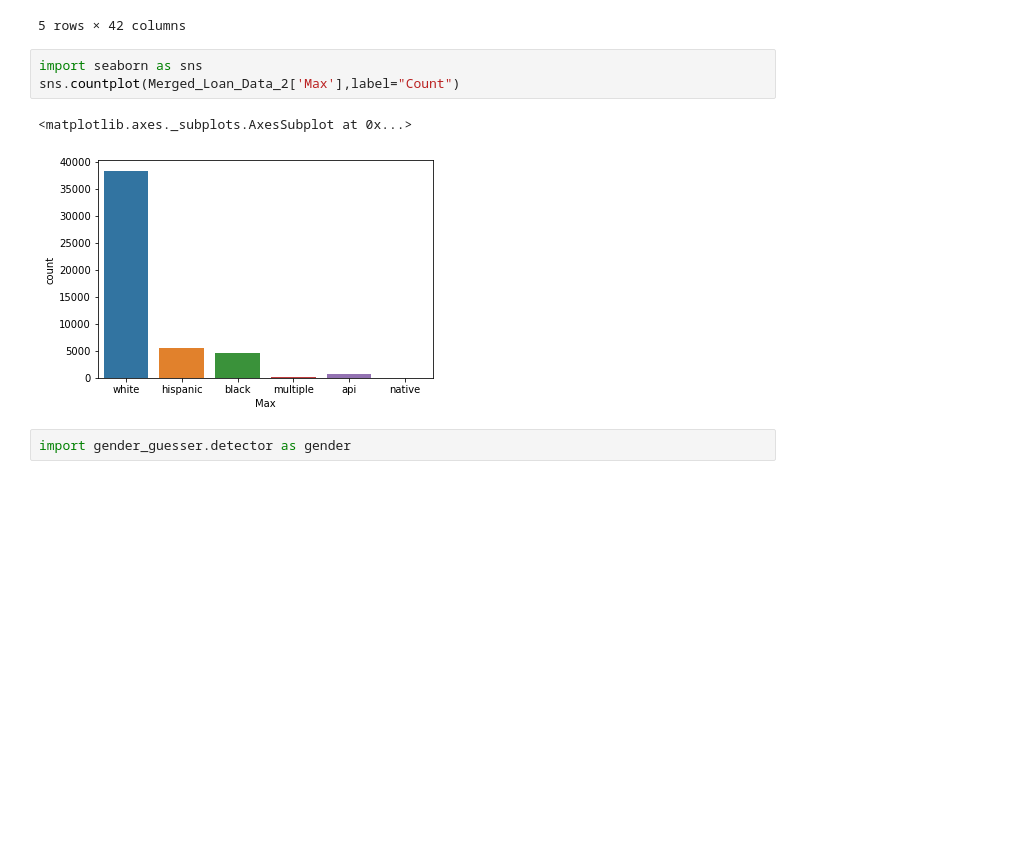
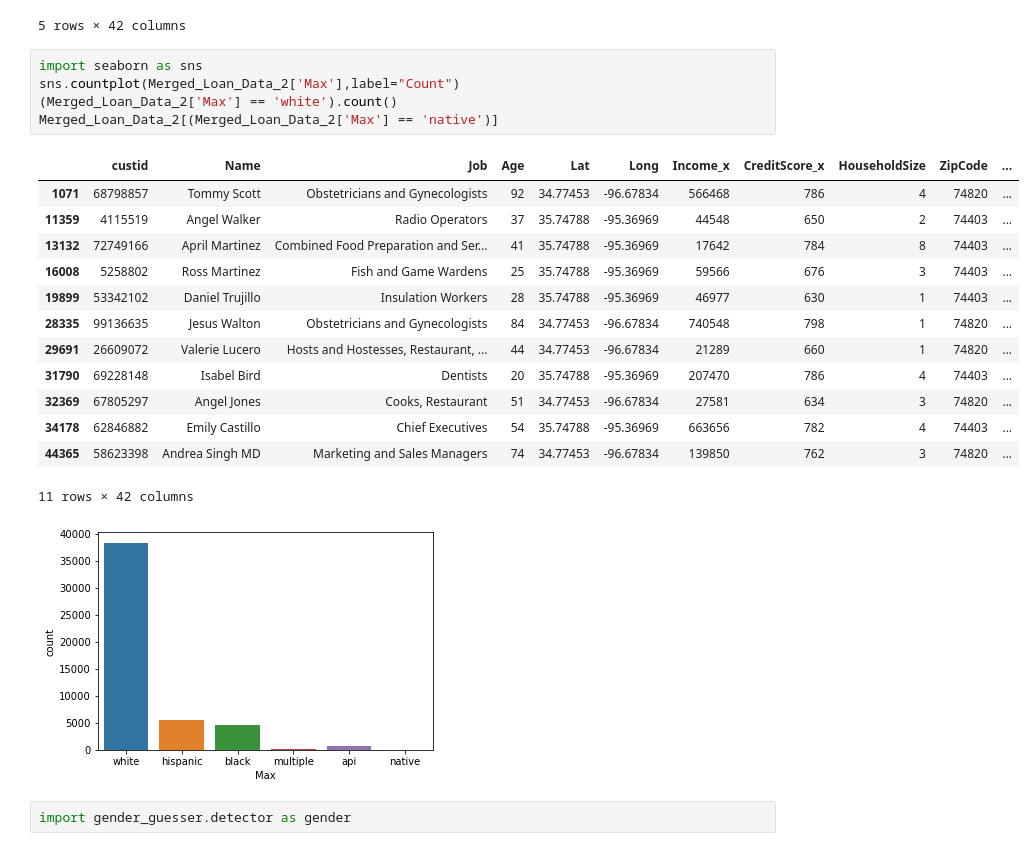
Before and after one commit to Amantux/Finastra_IWD_Hack, a Jupyter notebook: Jupyter_Loan_Demograhic_data.ipynb, the cells around one changed output. Drawn from its saved outputs; the diff is of its cells as text; blank space fills up the shorter version.

```diff
--- a/Jupyter_Loan_Demograhic_data.ipynb
+++ b/Jupyter_Loan_Demograhic_data.ipynb
@@ -140,8 +140,22 @@ Merged_Loan_Data_2.head()
 # %%
 import seaborn as sns
 sns.countplot(Merged_Loan_Data_2['Max'],label="Count")
+(Merged_Loan_Data_2['Max'] == 'white').count()
+Merged_Loan_Data_2[(Merged_Loan_Data_2['Max'] == 'native')]
 # %% [output]
+|  | custid | Name | Job | Age | Lat | Long | Income_x | CreditScore_x | HouseholdSize | ZipCode | ... |
+| 1071 | 68798857 | Tommy Scott | Obstetricians and Gynecologists | 92 | 34.77453 | -96.67834 | 566468 | 786 | 4 | 74820 | ... |
+| 11359 | 4115519 | Angel Walker | Radio Operators | 37 | 35.74788 | -95.36969 | 44548 | 650 | 2 | 74403 | ... |
+| 13132 | 72749166 | April Martinez | Combined Food Preparation and Ser... | 41 | 35.74788 | -95.36969 | 17642 | 784 | 8 | 74403 | ... |
+| 16008 | 5258802 | Ross Martinez | Fish and Game Wardens | 25 | 35.74788 | -95.36969 | 59566 | 676 | 3 | 74403 | ... |
+| 19899 | 53342102 | Daniel Trujillo | Insulation Workers | 28 | 35.74788 | -95.36969 | 46977 | 630 | 1 | 74403 | ... |
+| 28335 | 99136635 | Jesus Walton | Obstetricians and Gynecologists | 84 | 34.77453 | -96.67834 | 740548 | 798 | 1 | 74820 | ... |
+| 29691 | 26609072 | Valerie Lucero | Hosts and Hostesses, Restaurant, ... | 44 | 34.77453 | -96.67834 | 21289 | 660 | 1 | 74820 | ... |
+| 31790 | 69228148 | Isabel Bird | Dentists | 20 | 35.74788 | -95.36969 | 207470 | 786 | 4 | 74403 | ... |
+| 32369 | 67805297 | Angel Jones | Cooks, Restaurant | 51 | 34.77453 | -96.67834 | 27581 | 634 | 3 | 74820 | ... |
+| 34178 | 62846882 | Emily Castillo | Chief Executives | 54 | 35.74788 | -95.36969 | 663656 | 782 | 4 | 74403 | ... |
+| 44365 | 58623398 | Andrea Singh MD | Marketing and Sales Managers | 74 | 34.77453 | -96.67834 | 139850 | 762 | 3 | 74820 | ... |
-<matplotlib.axes._subplots.AxesSubplot at 0x...>
+11 rows × 42 columns
 [figure]
 # %%
 import gender_guesser.detector as gender
```
Also changed, not shown: parts of 8 cells of this notebook.
